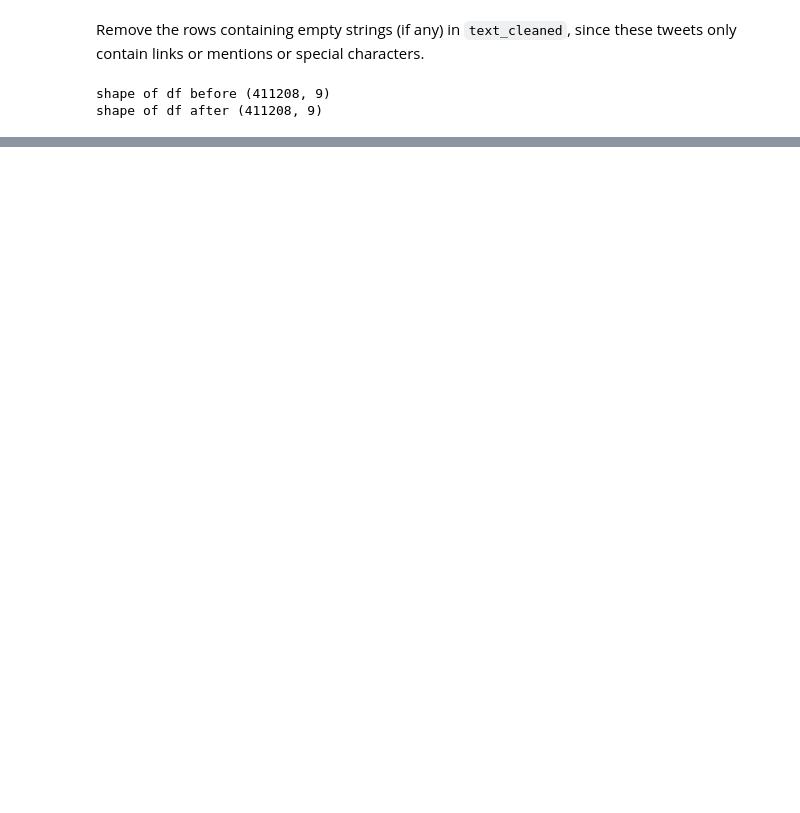
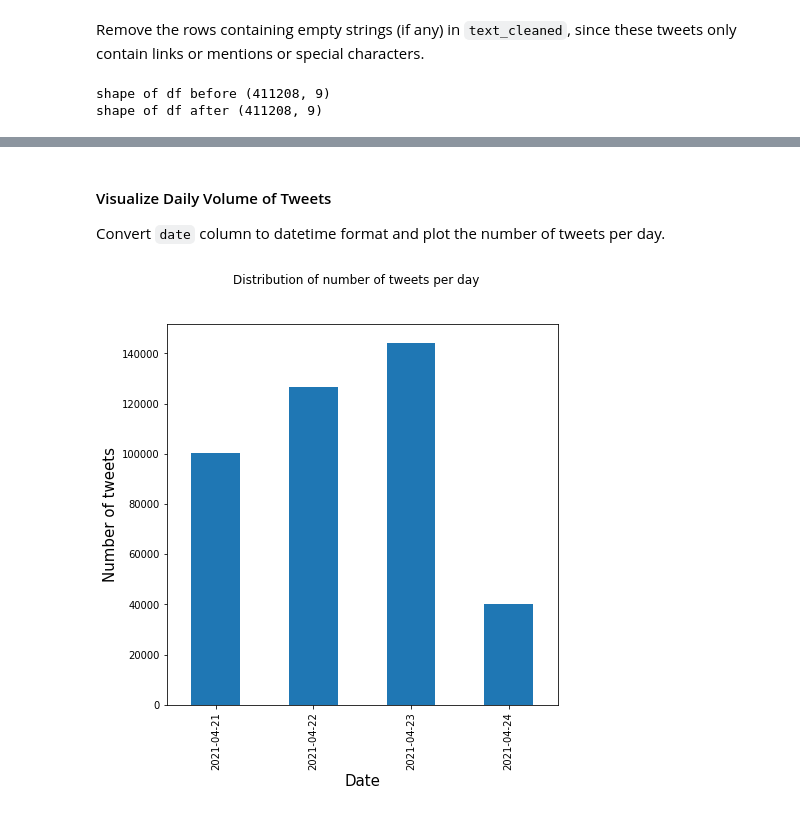
Before and after one commit to kayweeee/vaccine-discourse-analysis, a Jupyter notebook: vaccine_discourse_analysis.ipynb, the cells around one changed output, grey strips where cells are left out. Drawn from its saved outputs; the diff is of its cells as text; code cells hidden in the pictures; blank space fills up the shorter version.

```diff
--- a/vaccine_discourse_analysis.ipynb
+++ b/vaccine_discourse_analysis.ipynb
@@ -255,0 +327,18 @@ df.head()
+# %% [markdown]
+#### Visualize Daily Volume of Tweets
+Convert `date` column to datetime format and plot the number of tweets per day.
+# %%
+df['date'] = pd.to_datetime(df['date'])
+# %%
+plt.figure(figsize=(7,7))
+
+ax = df['date'].groupby([df['date'].dt.date]).count().plot(kind='bar')
+
+ax.set_xlabel('Date', fontsize=15)
+ax.set_ylabel('Number of tweets', fontsize=15)
+
+plt.suptitle('Distribution of number of tweets per day')
+plt.xticks(rotation=90)
+plt.show()
+# %% [output]
+[figure, added]
```
Also changed, not shown: parts of 23 cells of this notebook.
